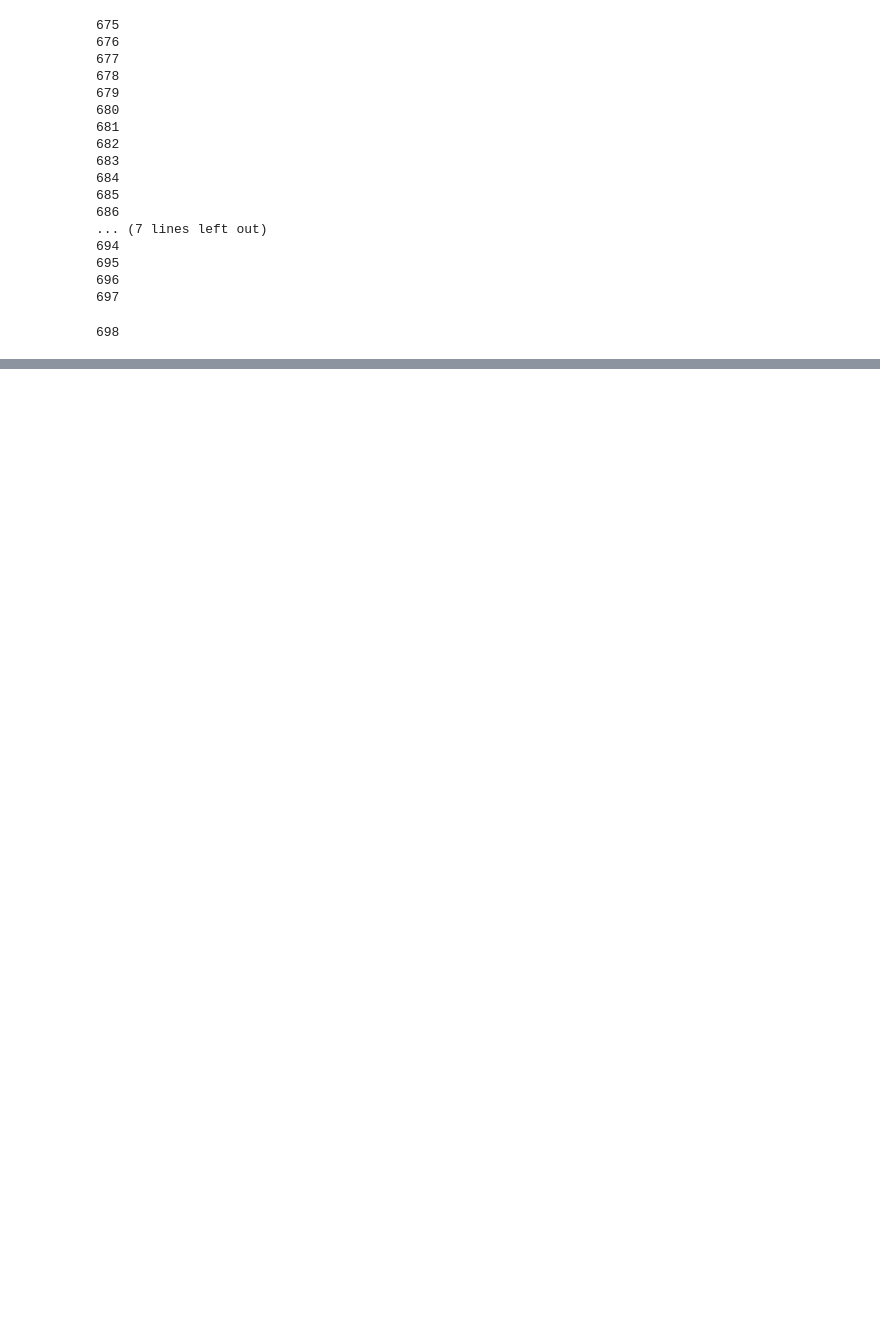
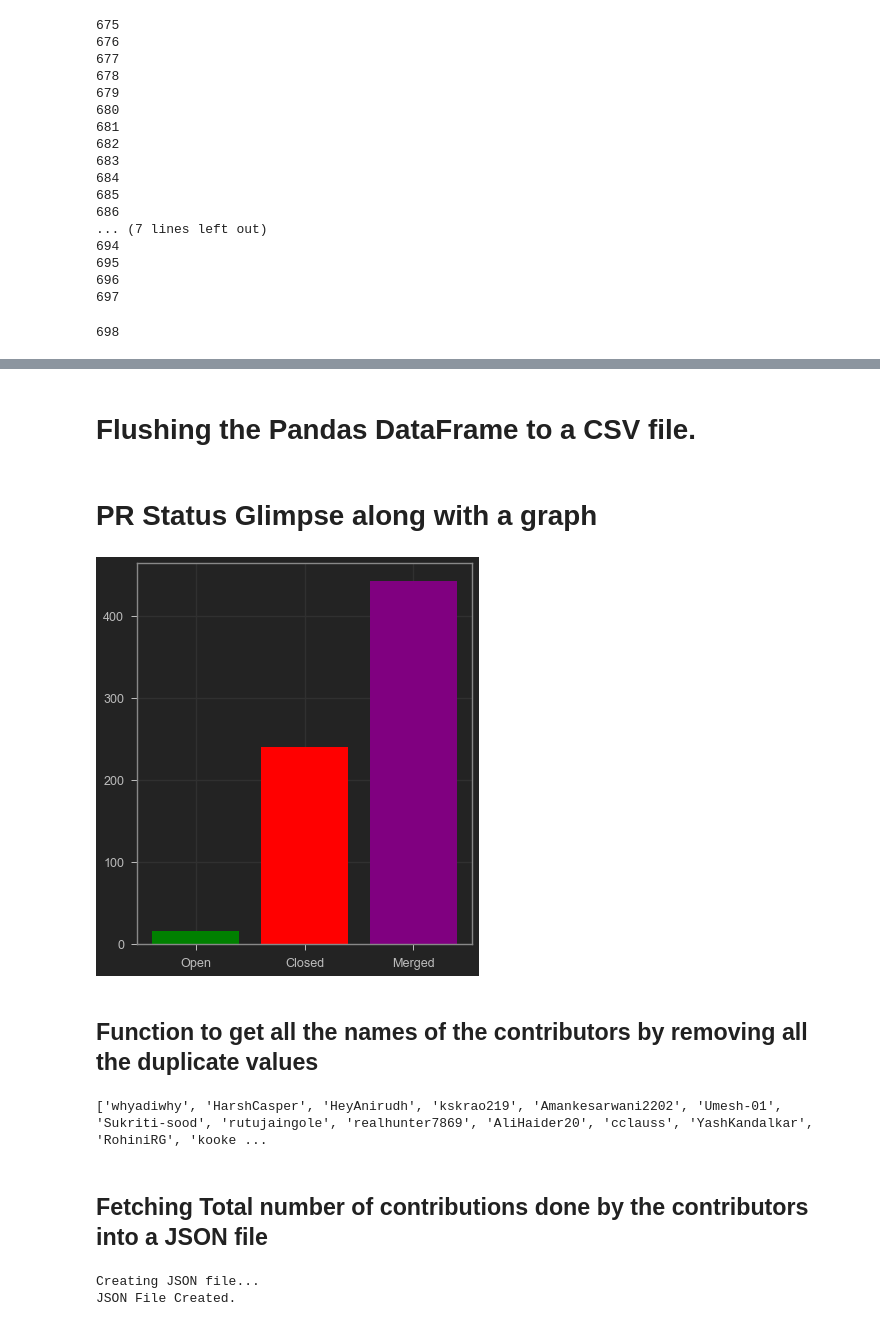
Before and after one commit to Aditya-Komaravolu/PR-Analyzer, a Jupyter notebook: PRScrapper.ipynb, the cells around one changed output, grey strips where cells are left out. Drawn from its saved outputs; the diff is of its cells as text; code cells hidden in the pictures; blank space fills up the shorter version.

```diff
--- a/PRScrapper.ipynb
+++ b/PRScrapper.ipynb
@@ -223,2 +196,62 @@ df
+# %% [markdown]
+# Flushing the Pandas DataFrame to a CSV file.
 # %%
 df.to_csv('pr_info.csv')
+# %% [markdown]
+# PR Status Glimpse along with a graph
+# %%
+colors=['green','red','purple']
+plt.figure(figsize=(6,7))
+plt.bar(
+    ["Open","Closed","Merged"],
+    height=[len(df[df['PR Status']=='Open']),len(df[df['PR Status']=='Closed']),len(df[df['PR Status']=='Merged'])],
+    width=0.8,
+    color=colors,
+    zorder=2
+)
+plt.grid(zorder=1)
+plt.show()
+# %% [output]
+[figure, added]
+# %% [markdown]
+##  Function to get all the names of the contributors by removing all the duplicate values
+# %%
+#This function gets all the names of the contributors by removing all the duplicate values
+def pr_contributors_list(list):
+    pr_contributors_unique=[]
+    for x in list:
+        for y in x:
+            if y not in pr_contributors_unique:
+                condition = y not in pr_contributors_unique
+                pr_contributors_unique.append(y)
+    return pr_contributors_unique
+
+pr_contributors_unique=pr_contributors_list(pr_contributors)
+print(pr_contributors_unique)
+# %% [output]
+['whyadiwhy', 'HarshCasper', 'HeyAnirudh', 'kskrao219', 'Amankesarwani2202', 'Umesh-01', 'Sukriti-sood', 'rutujaingole', 'realhunter7869', 'AliHaider20', 'cclauss', 'YashKandalkar', 'RohiniRG', 'kooke ...
+# %% [markdown]
+## Fetching Total number of contributions done by the contributors into a JSON file
+# %%
+#total number of contributions by each contributor
+def contributors_to_json(pr_contributors,pr_contributors_unique):
+    import json
+    print("Creating JSON file...")
+    pr_contributions={}
+    for j in range(len(pr_contributors_unique)):
+        sum=0
+        for i in range(len(pr_contributors)):
+            count=pr_contributors[i].count(pr_contributors_unique[j])
+            sum+=count
+        #print("{}: {}".format(pr_contributors_unique[j],sum))
+        pr_contributions[pr_contributors_unique[j]]=sum
+
+    with open('Contributors data.json','w') as fp:
+        json.dump(pr_contributions,fp)
+
+    print("JSON File Created.")
+
+contributors_to_json(pr_contributors,pr_contributors_unique)
+# %% [output]
+Creating JSON file...
+JSON File Created.
```
Also changed, not shown: parts of 21 cells of this notebook, 1 other file.
